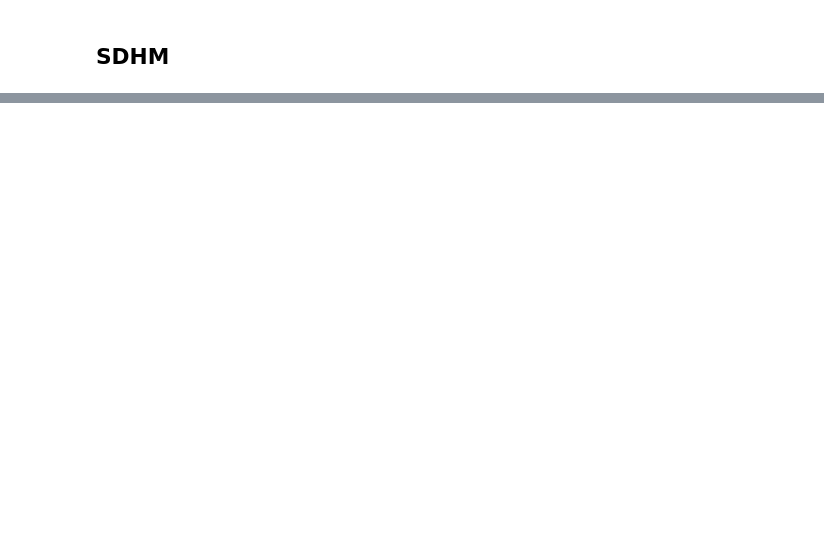
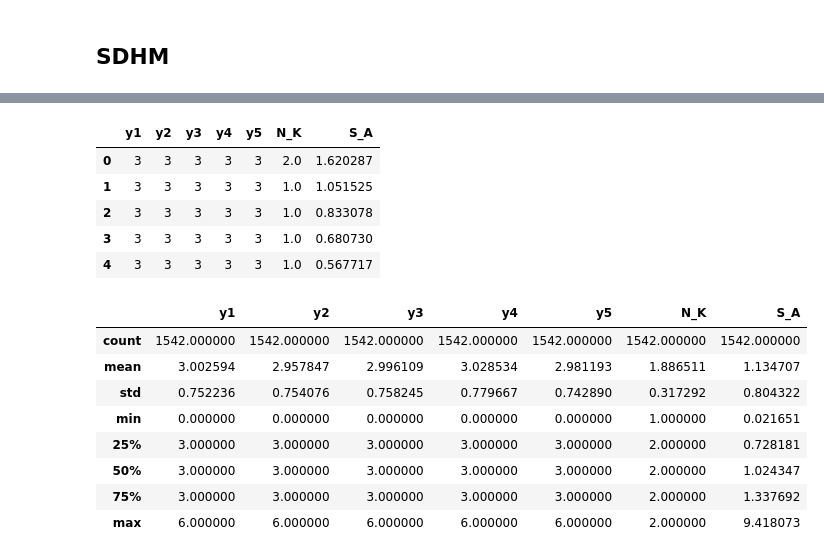
Before and after one commit to satetsu007/anomaly_detection, a Jupyter notebook: ipynb/AccessTracer.ipynb, the cells around one changed output, grey strips where cells are left out. Cells and saved outputs as stored; diff of their text form; code cells hidden in the pictures; blank space fills up the shorter version.

```diff
--- a/ipynb/AccessTracer.ipynb
+++ b/ipynb/AccessTracer.ipynb
@@ -136,0 +153,3 @@ plt.plot(df.N_K)
+# %%
+window_size = 5
+y = np.array([np.array(org_df.flag.iloc[i: i+window_size]) for i in range(0, org_df.shape[0], window_size)])
@@ -136,0 +170,23 @@ plt.plot(df.N_K)
+# %%
+df = pd.DataFrame(y, columns=["y%s" % i for i in range(1, Tj+1)])
+df["N_K"] = ac.N_K
+df["S_A"] = ac.S_A
+
+display(df.head())
+display(df.describe())
+# %% [output]
+|  | y1 | y2 | y3 | y4 | y5 | N_K | S_A |
+| 0 | 3 | 3 | 3 | 3 | 3 | 2.0 | 1.620287 |
+| 1 | 3 | 3 | 3 | 3 | 3 | 1.0 | 1.051525 |
+| 2 | 3 | 3 | 3 | 3 | 3 | 1.0 | 0.833078 |
+| 3 | 3 | 3 | 3 | 3 | 3 | 1.0 | 0.680730 |
+| 4 | 3 | 3 | 3 | 3 | 3 | 1.0 | 0.567717 |
+|  | y1 | y2 | y3 | y4 | y5 | N_K | S_A |
+| count | 1542.000000 | 1542.000000 | 1542.000000 | 1542.000000 | 1542.000000 | 1542.000000 | 1542.000000 |
+| mean | 3.002594 | 2.957847 | 2.996109 | 3.028534 | 2.981193 | 1.886511 | 1.134707 |
+| std | 0.752236 | 0.754076 | 0.758245 | 0.779667 | 0.742890 | 0.317292 | 0.804322 |
+| min | 0.000000 | 0.000000 | 0.000000 | 0.000000 | 0.000000 | 1.000000 | 0.021651 |
+| 25% | 3.000000 | 3.000000 | 3.000000 | 3.000000 | 3.000000 | 2.000000 | 0.728181 |
+| 50% | 3.000000 | 3.000000 | 3.000000 | 3.000000 | 3.000000 | 2.000000 | 1.024347 |
+| 75% | 3.000000 | 3.000000 | 3.000000 | 3.000000 | 3.000000 | 2.000000 | 1.337692 |
+| max | 6.000000 | 6.000000 | 6.000000 | 6.000000 | 6.000000 | 2.000000 | 9.418073 |
```
Also changed, not shown: parts of 15 cells of this notebook.
